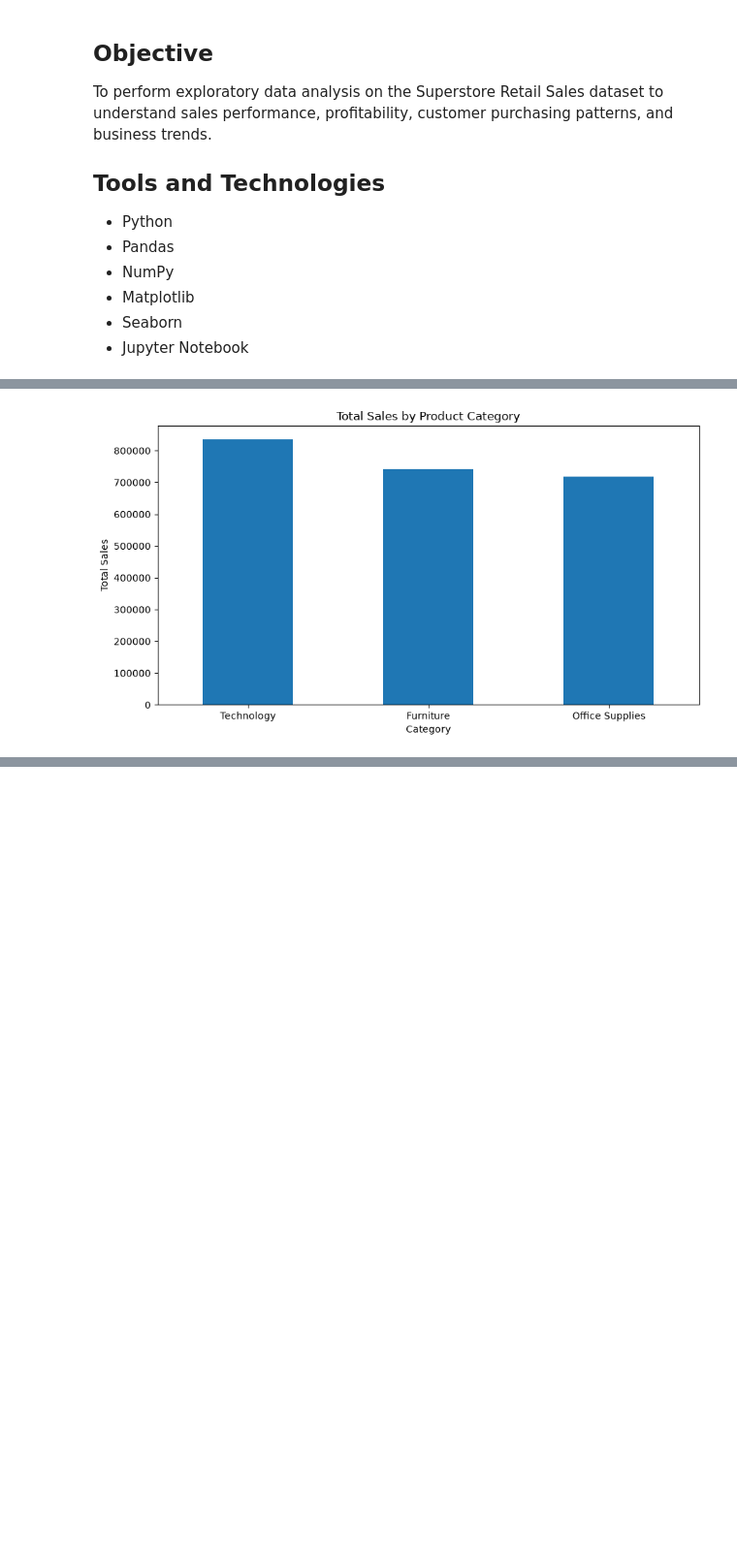
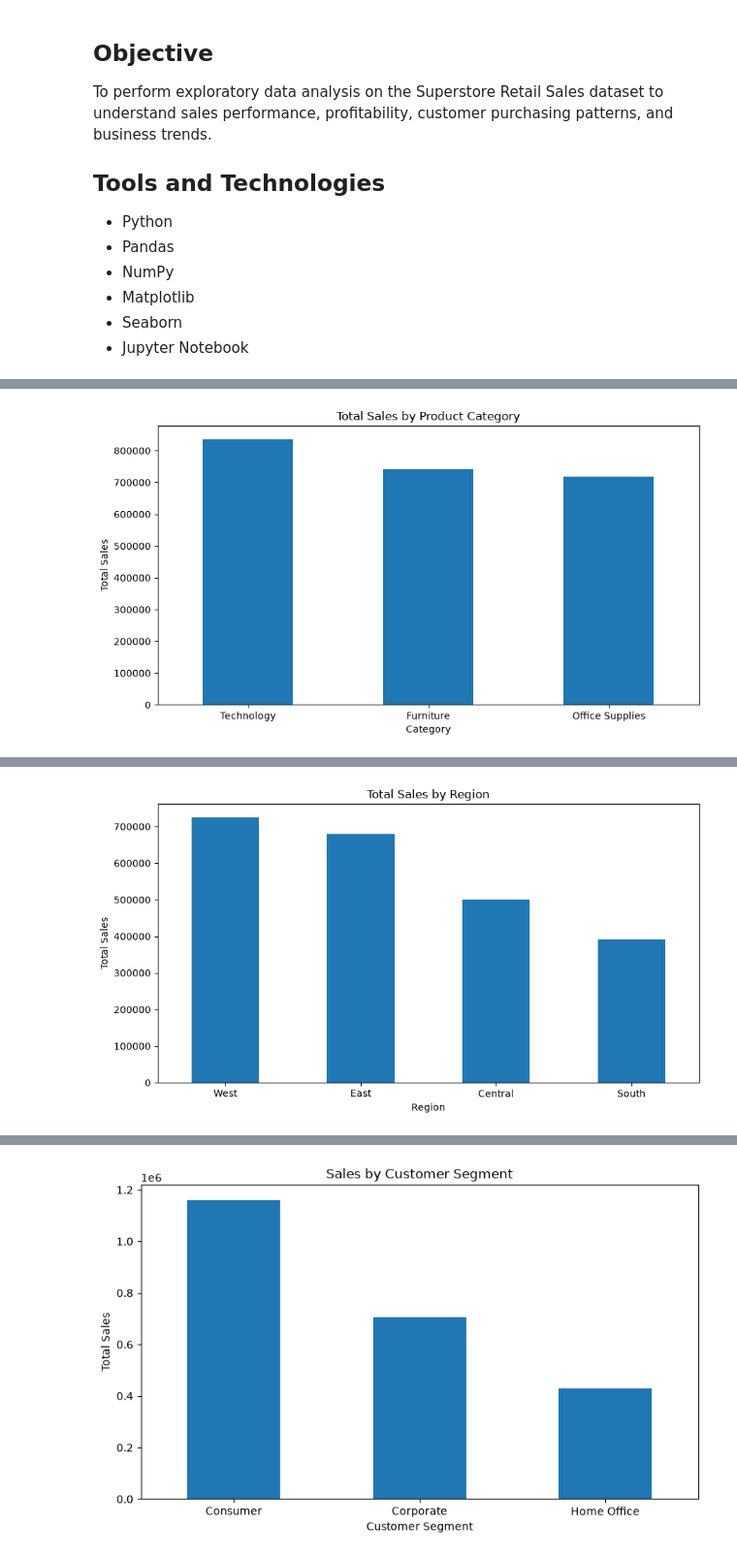
Before and after one commit to yumna-412/Datheon-Data-Analytics-Internship, a Jupyter notebook: Task_01_Superstore_EDA/Superstore_EDA.ipynb, the cells around one changed output, grey strips where cells are left out. Shown at 97% size. Cells and saved outputs as stored; diff of their text form; code cells hidden in the pictures; blank space fills up the shorter version.

Commit message:
Complete Task 1 Superstore Sales EDA

```diff
--- a/Task_01_Superstore_EDA/Superstore_EDA.ipynb
+++ b/Task_01_Superstore_EDA/Superstore_EDA.ipynb
@@ -142,6 +142,81 @@ plt.ylabel('Total Sales')
 plt.xticks(rotation=0)
 plt.tight_layout()
 plt.show()
+
+region_sales = df.groupby('Region')['Sales'].sum().sort_values(ascending=False)
+
+print("Sales by Region:")
+print(region_sales)
+
+region_profit = df.groupby('Region')['Profit'].sum().sort_values(ascending=False)
+
+print("Profit by Region:")
+print(region_profit)
+
+plt.figure(figsize=(9, 5))
+
+region_sales.plot(kind='bar')
+
+plt.title('Total Sales by Region')
+plt.xlabel('Region')
+plt.ylabel('Total Sales')
+plt.xticks(rotation=0)
+plt.tight_layout()
+plt.show()
+
+segment_sales = df.groupby('Segment')['Sales'].sum().sort_values(ascending=False)
+
+print("Sales by Customer Segment:")
+print(segment_sales)
+
+segment_profit = df.groupby('Segment')['Profit'].sum().sort_values(ascending=False)
+
+print("Profit by Customer Segment:")
+print(segment_profit)
+
+plt.figure(figsize=(8, 5))
+
+segment_sales.plot(kind='bar')
+
+plt.title('Sales by Customer Segment')
+plt.xlabel('Customer Segment')
+plt.ylabel('Total Sales')
+plt.xticks(rotation=0)
+plt.tight_layout()
+plt.show()
+
+monthly_sales = df.groupby('Year-Month')['Sales'].sum()
+
+print("Monthly Sales:")
+print(monthly_sales)
+
+plt.figure(figsize=(14, 6))
+
+monthly_sales.plot(kind='line', marker='o')
+
+plt.title('Monthly Sales Trend')
+plt.xlabel('Year-Month')
+plt.ylabel('Total Sales')
+plt.xticks(rotation=45)
+plt.grid(True)
+plt.tight_layout()
+plt.show()
+
+subcategory_sales = df.groupby('Sub-Category')['Sales'].sum().sort_values(ascending=False)
+
+print("Sales by Sub-Category:")
+print(subcategory_sales)
+
+plt.figure(figsize=(12, 6))
+
+subcategory_sales.plot(kind='bar')
+
+plt.title('Sales by Product Sub-Category')
+plt.xlabel('Sub-Category')
+plt.ylabel('Total Sales')
+plt.xticks(rotation=45, ha='right')
+plt.tight_layout()
+plt.show()
 # %% [output]
 Libraries imported successfully!
 Dataset loaded successfully!
@@ -163,0 +253 @@ Name: Profit, dtype: float64
+[figure, added]
@@ -163,0 +266 @@ Name: Profit, dtype: float64
+[figure, added]
```
Also changed, not shown: parts of 4 cells of this notebook, 1 other file.
